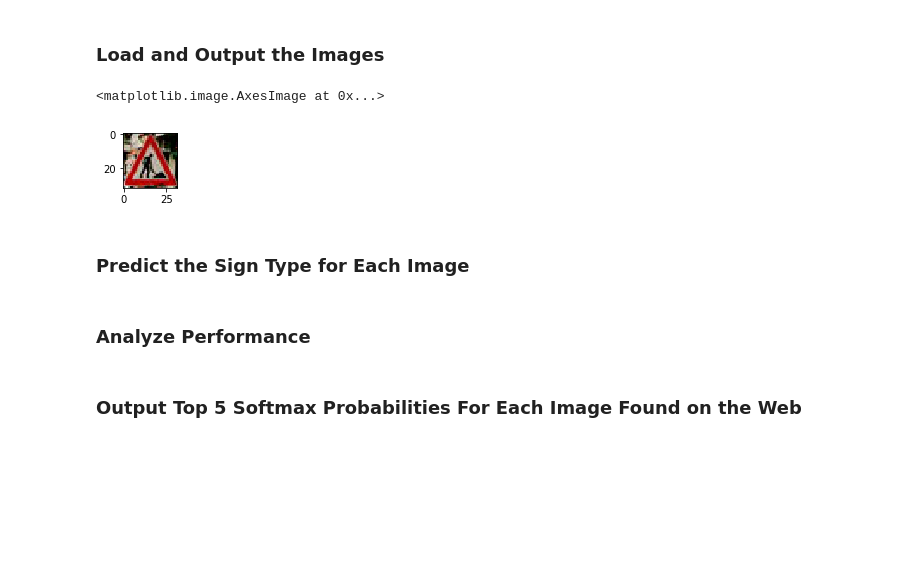
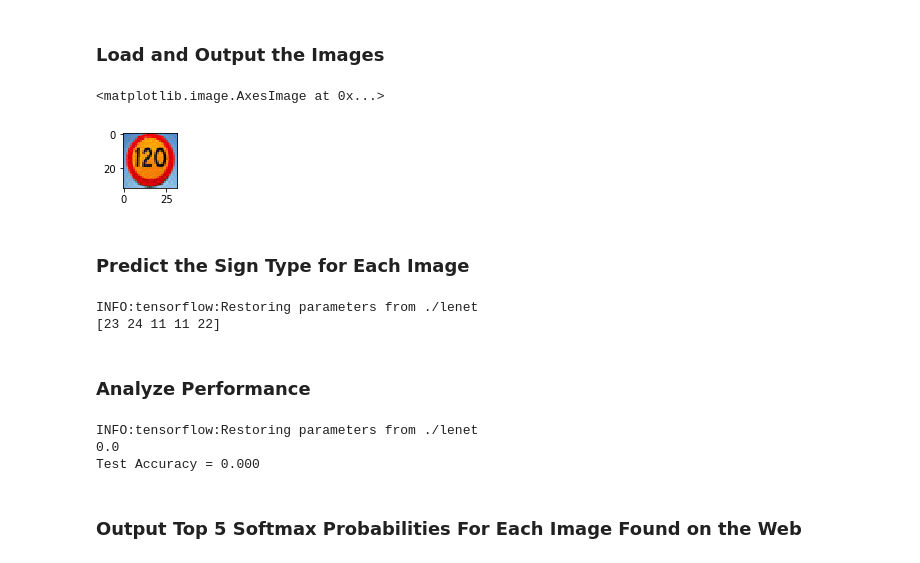
Before and after one commit to pkorivi/traffic_sign_classifier_project, a Jupyter notebook: Traffic_Sign_Classifier.ipynb, the cells around one changed output. Saved outputs shown, nothing was run; the diff lists cells and outputs as text; code cells hidden in the pictures; blank space fills up the shorter version.

```diff
--- a/Traffic_Sign_Classifier.ipynb
+++ b/Traffic_Sign_Classifier.ipynb
@@ -304,14 +309,21 @@ You may find `signnames.csv` useful as it contains mappings from the class id (i
 # %%
 ### Load the images and plot them here.
 ### Feel free to use as many code cells as needed.
-image = plt.imread('web_img/rsz_01.jpg')
+imarray = []
+for i in range(1,6):
+    im = plt.imread('web_img/rsz_0{}.jpg'.format(i))
+    imarray.append(im)
+
+X_new = np.array(imarray)
+y_new = np.array([25,30,8,27,40])
+
 %matplotlib inline
 plt.figure(figsize=(1,1))
-plt.imshow(image)
+plt.imshow(ima[2])
 #print(image.shape)
 # %% [output]
 <matplotlib.image.AxesImage at 0x...>
-[figure, old version]
+[figure, new version]
 # %% [markdown]
 ### Predict the Sign Type for Each Image
 # %%
@@ -319,13 +331,38 @@ plt.imshow(image)
 ### Make sure to pre-process the images with the same pre-processing pipeline used earlier.
 ### Feel free to use as many code cells as needed.
 
+sign = tf.argmax(logits, 1)
+#sign = tf.argmax(np.array([0,1,2,3]), 1)
+
 with tf.Session() as sess:
     saver.restore(sess, tf.train.latest_checkpoint('.'))
+    valu = sess.run(sign, feed_dict={x: X_new})
+
+    # Add print operation
+    valu = tf.Print(valu, [valu], message="This is a: ")
+    #valu =valu.eval()
+    # Add more elements of the graph using a
+    b = tf.multiply(valu, 1).eval()
+
+    print(b)
+# %% [output]
+INFO:tensorflow:Restoring parameters from ./lenet
+[23 24 11 11 22]
 # %% [markdown]
 ### Analyze Performance
 # %%
 ### Calculate the accuracy for these 5 new images.
+with tf.Session() as sess:
+    saver.restore(sess, tf.train.latest_checkpoint('.'))
+    test_accuracy = evaluate(X_new, y_new)
+    print(test_accuracy)
+    print("Test Accuracy = {:.3f}".format(test_accuracy))
+
 ### For example, if the model predicted 1 out of 5 signs correctly, it's 20% accurate on these new images.
+# %% [output]
+INFO:tensorflow:Restoring parameters from ./lenet
+0.0
+Test Accuracy = 0.000
 # %% [markdown]
 ### Output Top 5 Softmax Probabilities For Each Image Found on the Web
 # %% [markdown]
```
Also changed, not shown: parts of 5 cells of this notebook, 22 other files.
